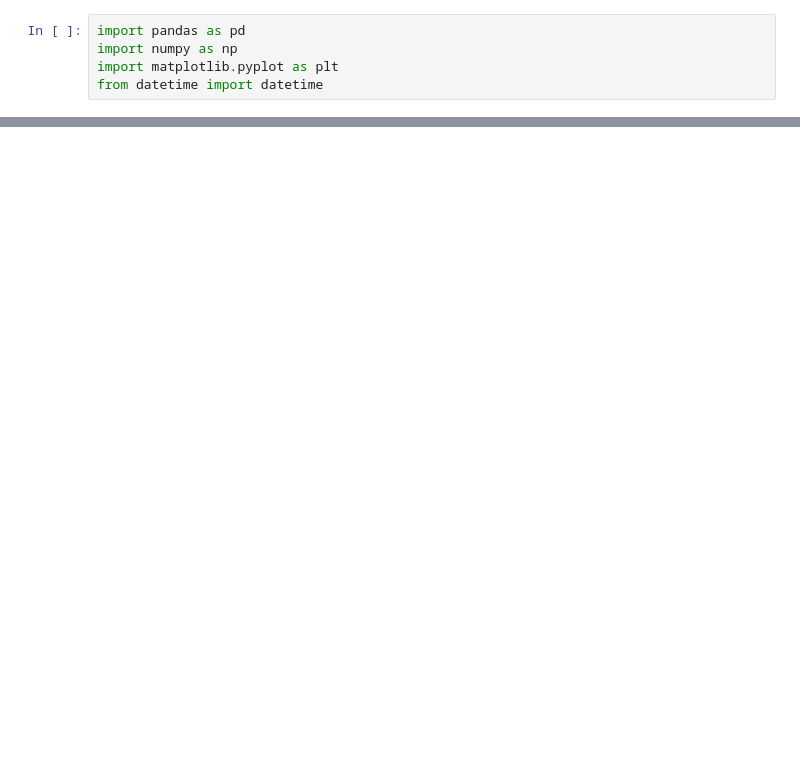
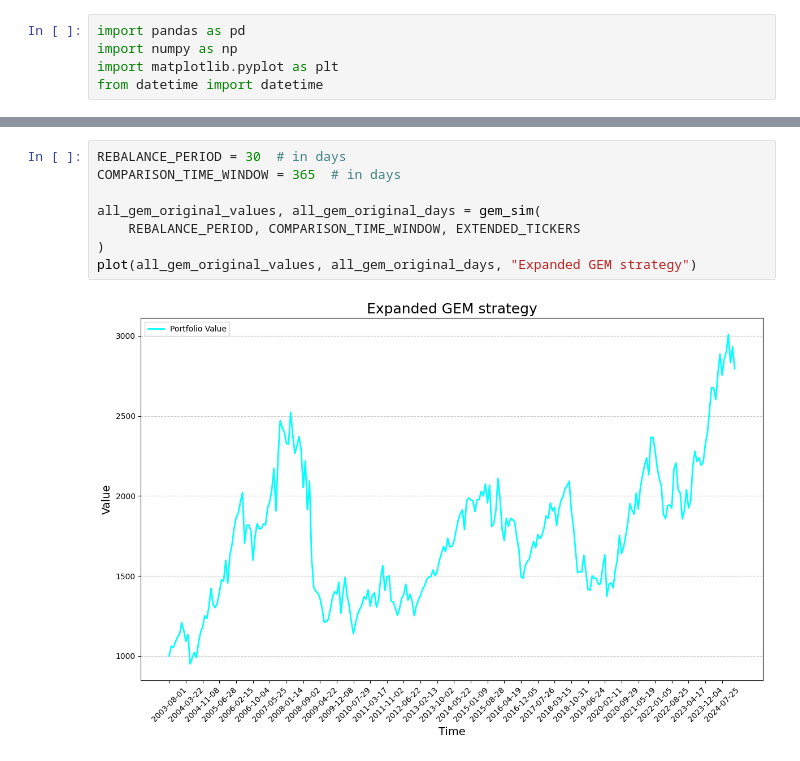
Before and after one commit to Azalurg/stock-market-research, a Jupyter notebook: gem.ipynb, the cells around one changed output, grey strips where cells are left out. Drawn from its saved outputs; the diff is of its cells as text; blank space fills up the shorter version.

```diff
--- a/gem.ipynb
+++ b/gem.ipynb
@@ -106 +179,11 @@ plot(gem_days, gem_values, "Original GEM strategy")
+# %%
+REBALANCE_PERIOD = 30  # in days
+COMPARISON_TIME_WINDOW = 365  # in days
+
+all_gem_original_values, all_gem_original_days = gem_sim(
+    REBALANCE_PERIOD, COMPARISON_TIME_WINDOW, EXTENDED_TICKERS
+)
+plot(all_gem_original_values, all_gem_original_days, "Expanded GEM strategy")
+# %% [output]
+[figure, added]
 # %% [markdown]
```
Also changed, not shown: parts of 34 cells of this notebook.
